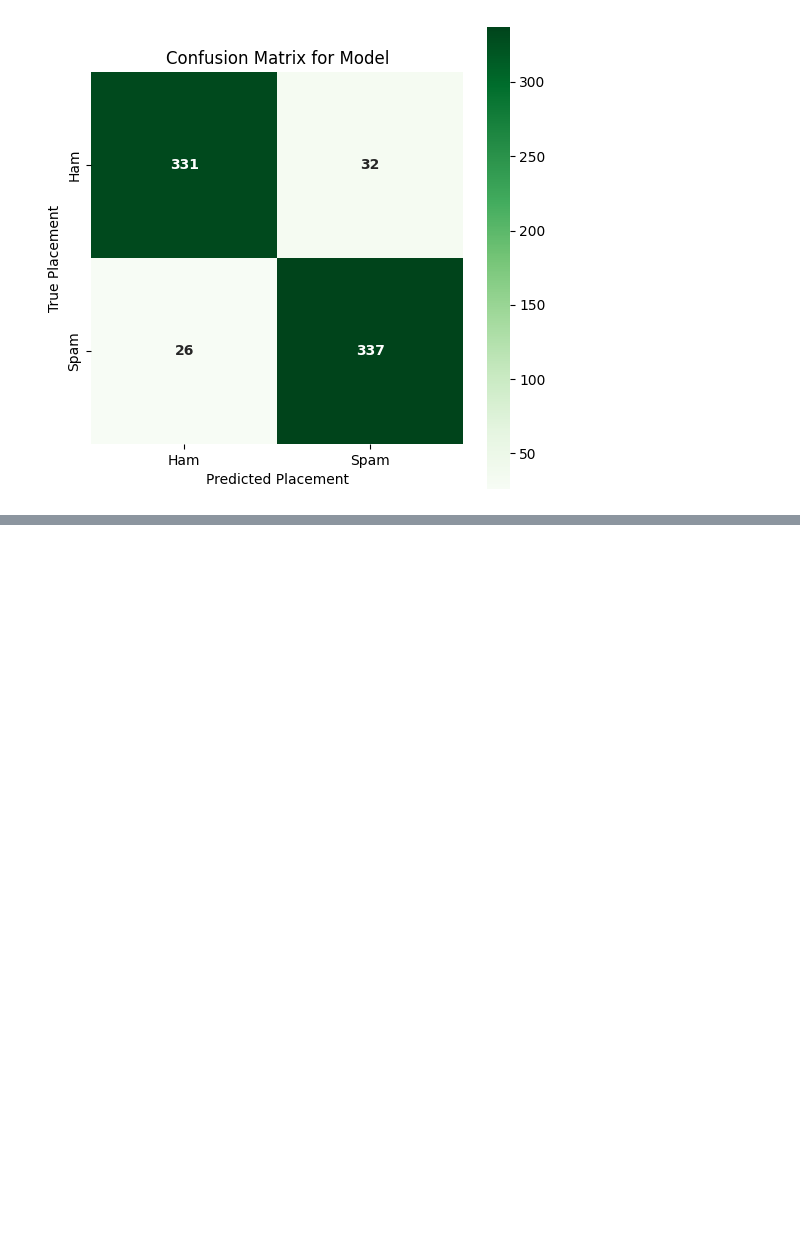
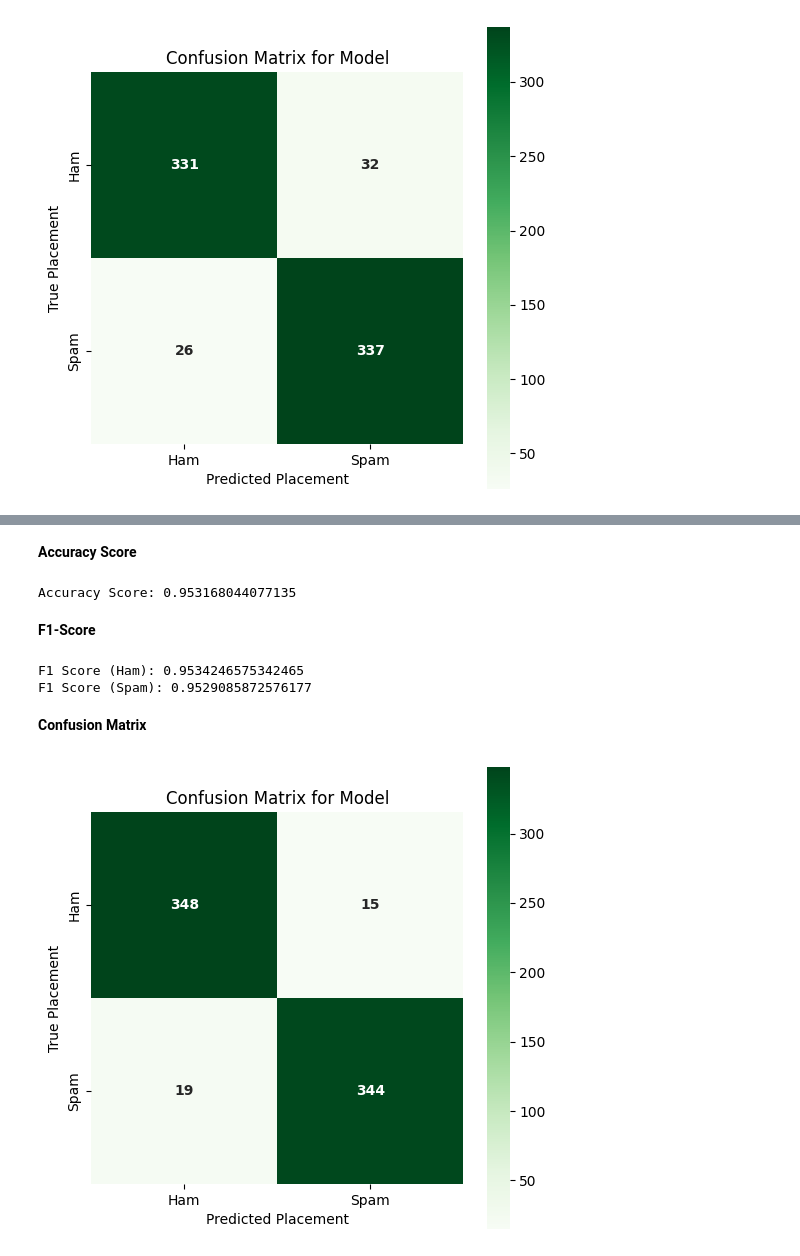
Before and after one commit to Chungj2000/Data-Analysis, a Jupyter notebook: Kaggle/Spambase/Workbook.ipynb, the cells around one changed output, grey strips where cells are left out. Saved outputs shown, nothing was run; the diff lists cells and outputs as text; code cells hidden in the pictures; blank space fills up the shorter version.

```diff
--- a/Kaggle/Spambase/Workbook.ipynb
+++ b/Kaggle/Spambase/Workbook.ipynb
@@ -879,0 +878,2 @@ eval_utils.Evaluate_Confusion(y_Test, logReg_Predict, isSpam_labels)
+# %%
+model_Random_Forest = class_utils.Create_RandomForest_Model(20, 100, x_Train, y_Train)
@@ -879,0 +899,21 @@ eval_utils.Evaluate_Confusion(y_Test, logReg_Predict, isSpam_labels)
+# %%
+ranFor_Predict = model_Random_Forest.predict(x_Test)
+# %% [markdown]
+**Accuracy Score**
+# %%
+eval_utils.Evaluate_Accuracy_Score(y_Test, ranFor_Predict)
+# %% [output]
+Accuracy Score: 0.953168044077135
+# %% [markdown]
+**F1-Score**
+# %%
+eval_utils.Evaluate_F1_Score(y_Test, ranFor_Predict, isSpam_labels)
+# %% [output]
+F1 Score (Ham): 0.9534246575342465
+F1 Score (Spam): 0.9529085872576177
+# %% [markdown]
+**Confusion Matrix**
+# %%
+eval_utils.Evaluate_Confusion(y_Test, ranFor_Predict, isSpam_labels)
+# %% [output]
+[figure, added]
```
Also changed, not shown: parts of 12 cells of this notebook, 2 other files.
